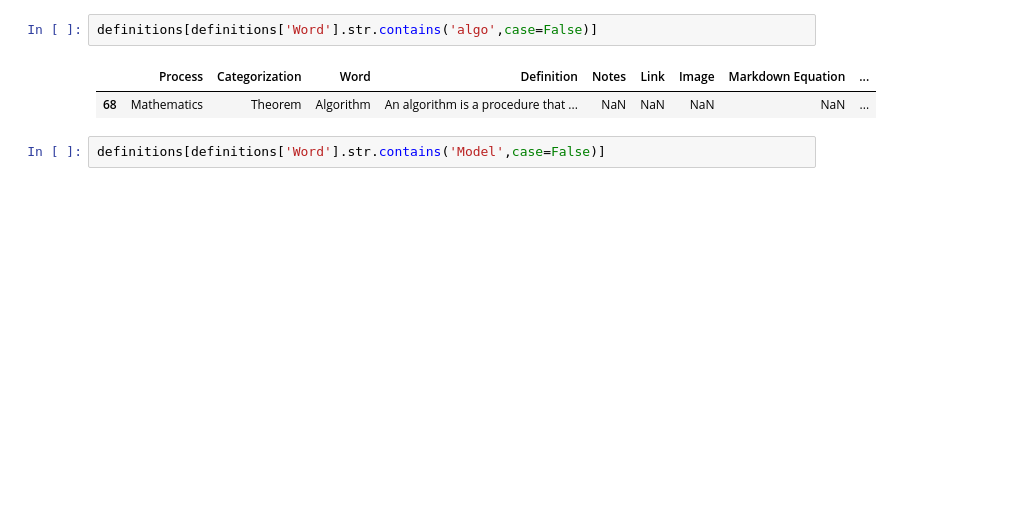
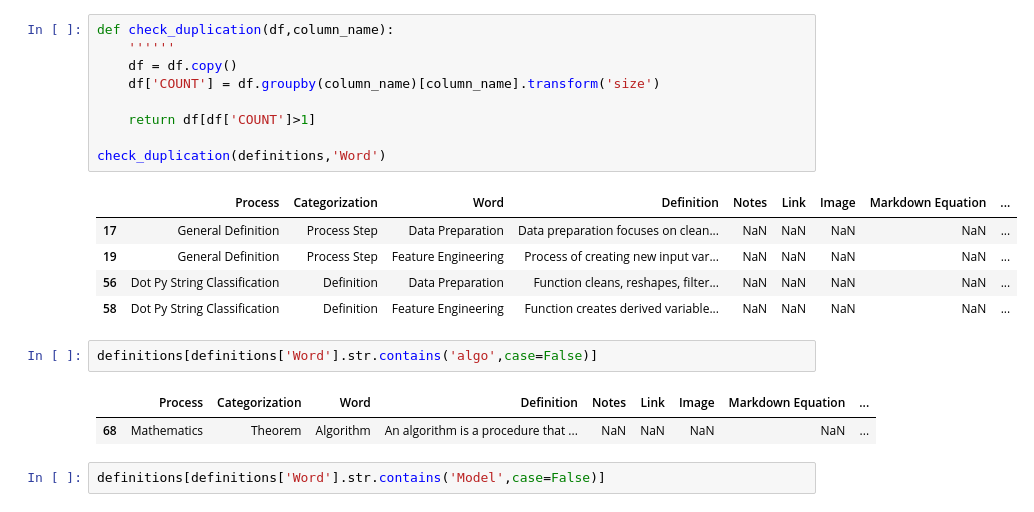
Before and after one commit to derek-dewald/Python_Tools, a Jupyter notebook: JupyterNotebooks/Untitled1.ipynb, the cells around one changed output. Drawn from its saved outputs; the diff is of its cells as text; blank space fills up the shorter version.

```diff
--- a/JupyterNotebooks/Untitled1.ipynb
+++ b/JupyterNotebooks/Untitled1.ipynb
@@ -67,3 +70,18 @@ definitions
+# %%
+def check_duplication(df,column_name):
+    ''''''
+    df = df.copy()
+    df['COUNT'] = df.groupby(column_name)[column_name].transform('size')
+
+    return df[df['COUNT']>1]
+
+check_duplication(definitions,'Word')
+# %% [output]
+|  | Process | Categorization | Word | Definition | Notes | Link | Image | Markdown Equation | ... |
+| 17 | General Definition | Process Step | Data Preparation | Data preparation focuses on clean... | NaN | NaN | NaN | NaN | ... |
+| 19 | General Definition | Process Step | Feature Engineering | Process of creating new input var... | NaN | NaN | NaN | NaN | ... |
+| 56 | Dot Py String Classification | Definition | Data Preparation | Function cleans, reshapes, filter... | NaN | NaN | NaN | NaN | ... |
+| 58 | Dot Py String Classification | Definition | Feature Engineering | Function creates derived variable... | NaN | NaN | NaN | NaN | ... |
 # %%
 definitions[definitions['Word'].str.contains('algo',case=False)]
 # %% [output]
```
Also changed, not shown: parts of 10 cells of this notebook, 9 other files.
